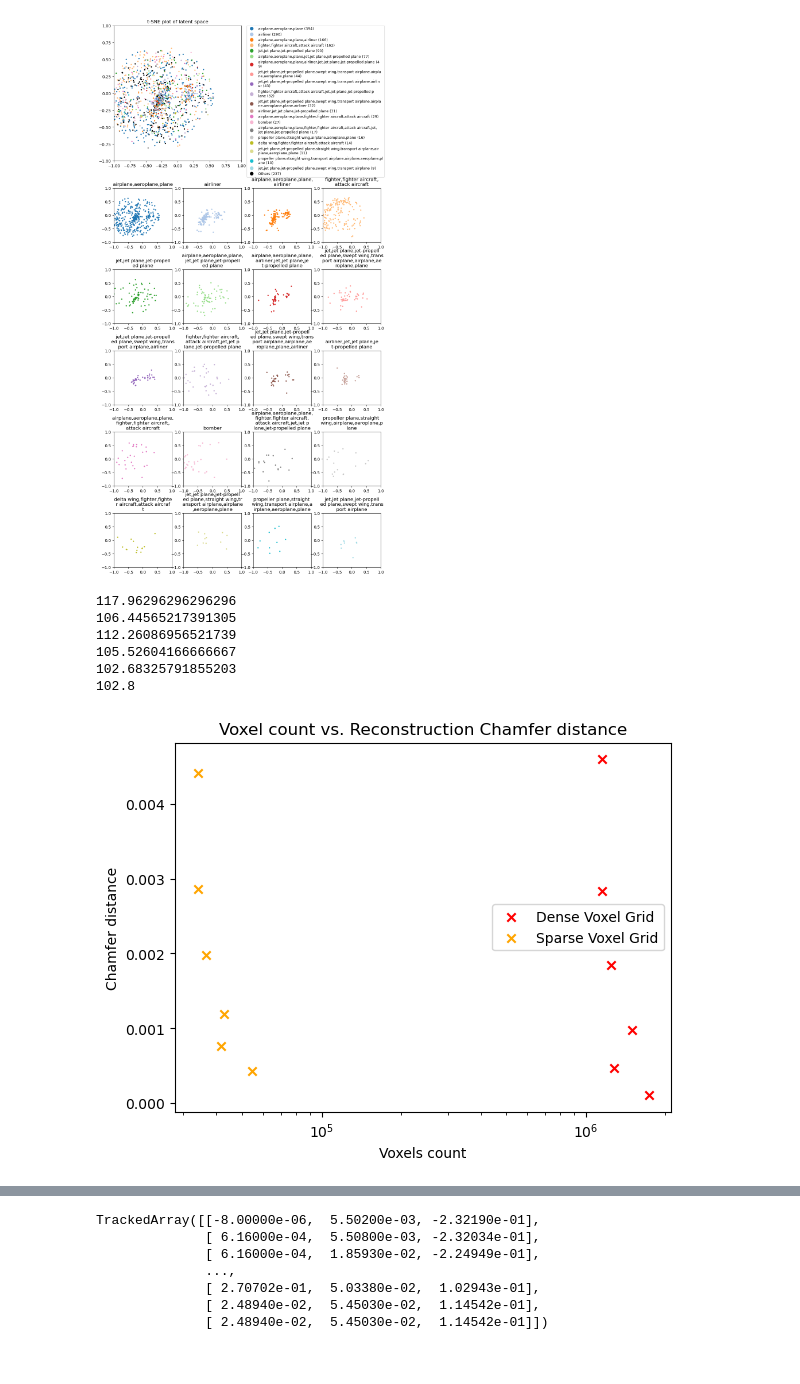
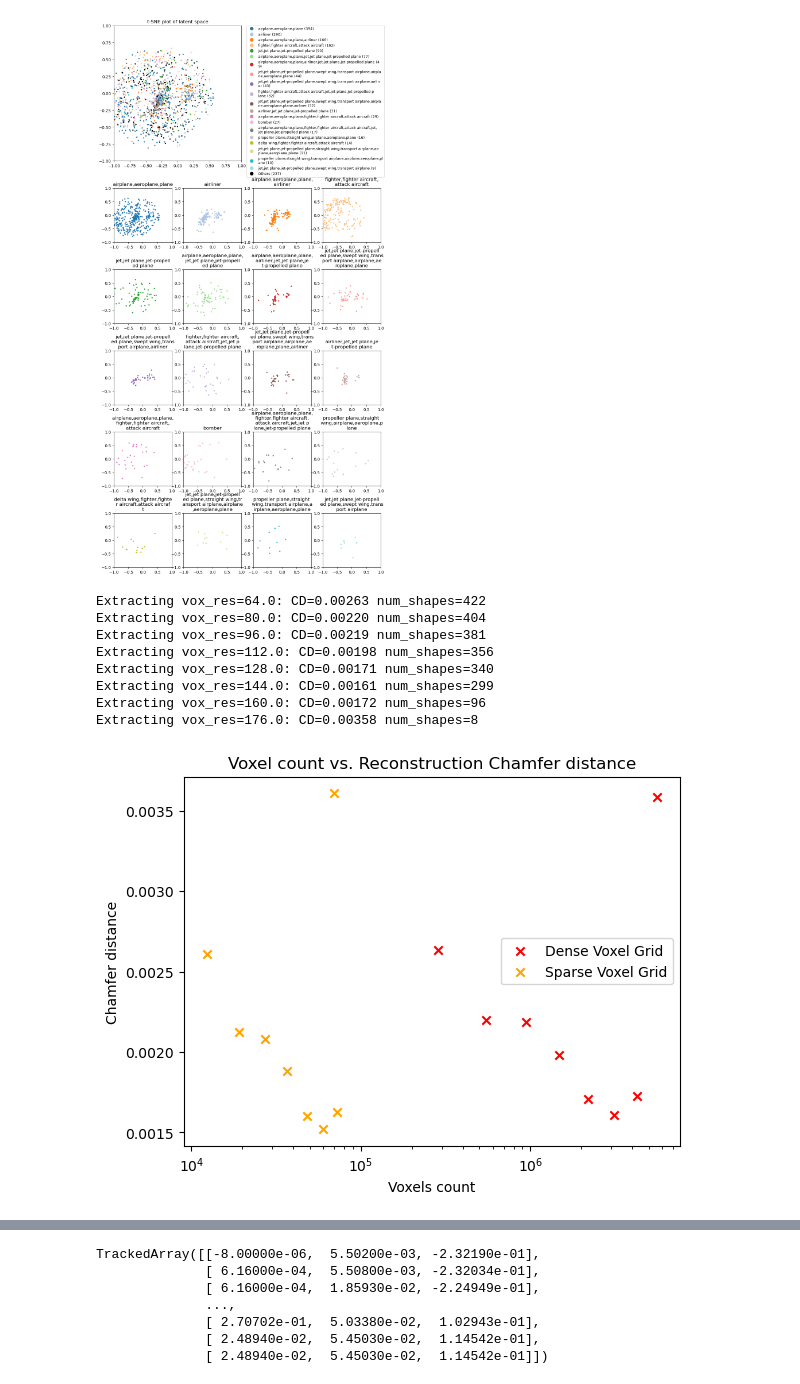
Before and after one commit to philippwulff/Deep3DComp, a Jupyter notebook: test.ipynb, the cells around one changed output, grey strips where cells are left out. Drawn from its saved outputs; the diff is of its cells as text; code cells hidden in the pictures.

```diff
--- a/test.ipynb
+++ b/test.ipynb
@@ -40,23 +40,29 @@ plotting.plot_manifold_tsne("../../shared/deepsdfcomp/searches/num_shapes_search
 # %%
 # exps = [
 #     "../../shared/deepsdfcomp/size_vs_performance/siren_width=64_no_bottleneck/",
 #     "../../shared/deepsdfcomp/size_vs_performance/siren_width=128_no_bottleneck/",
 #     "../../shared/deepsdfcomp/size_vs_performance/siren_width=256_no_bottleneck/",
 #     ]
 vox_logs = [
-    "data/voxelize_until_cd_meshes_CD=0.0001/run_voxelize_until_CD_logs.csv",
-    "data/voxelize_until_cd_meshes_CD=0.0005/run_voxelize_until_CD_logs.csv",
-    "data/voxelize_until_cd_meshes_CD=0.001/run_voxelize_until_CD_logs.csv",
-    "data/voxelize_until_cd_meshes_CD=0.002/run_voxelize_until_CD_logs.csv",
-    "data/voxelize_until_cd_meshes_CD=0.003/run_voxelize_until_CD_logs.csv",
-    "data/voxelize_until_cd_meshes_CD=0.005/run_voxelize_until_CD_logs.csv",
+    "data/voxRes/voxelize_meshes_res=32/run_voxelize_logs.csv",
+    "data/voxRes/voxelize_meshes_res=48/run_voxelize_logs.csv",
+    "data/voxRes/voxelize_meshes_res=64/run_voxelize_logs.csv",
+    "data/voxRes/voxelize_meshes_res=80/run_voxelize_logs.csv",
+    "data/voxRes/voxelize_meshes_res=96/run_voxelize_logs.csv",
+    "data/voxRes/voxelize_meshes_res=112/run_voxelize_logs.csv",
+    "data/voxRes/voxelize_meshes_res=128/run_voxelize_logs.csv",
+    "data/voxRes/voxelize_meshes_res=144/run_voxelize_logs.csv",
+    "data/voxRes/voxelize_meshes_res=160/run_voxelize_logs.csv",
+    "data/voxRes/voxelize_meshes_res=176/run_voxelize_logs.csv",
 ]
 plotting.plot_capacity_vs_chamfer_dist(voxelization_logs=vox_logs)
 # %% [output]
-117.96296296296296
-106.44565217391305
-112.26086956521739
-105.52604166666667
-102.68325791855203
-102.8
+Extracting vox_res=64.0: CD=0.00263 num_shapes=422
+Extracting vox_res=80.0: CD=0.00220 num_shapes=404
+Extracting vox_res=96.0: CD=0.00219 num_shapes=381
+Extracting vox_res=112.0: CD=0.00198 num_shapes=356
+Extracting vox_res=128.0: CD=0.00171 num_shapes=340
+Extracting vox_res=144.0: CD=0.00161 num_shapes=299
+Extracting vox_res=160.0: CD=0.00172 num_shapes=96
+Extracting vox_res=176.0: CD=0.00358 num_shapes=8
-[figure, old version]
+[figure, new version]
```
Also changed, not shown: parts of 7 cells of this notebook, 4 other files.
